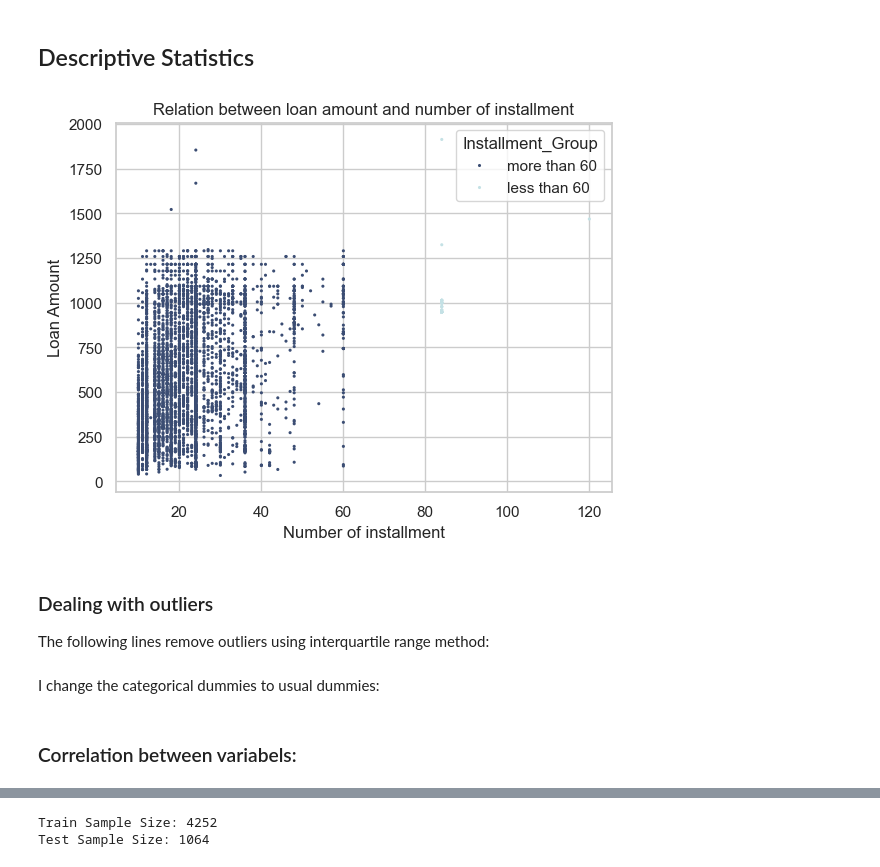
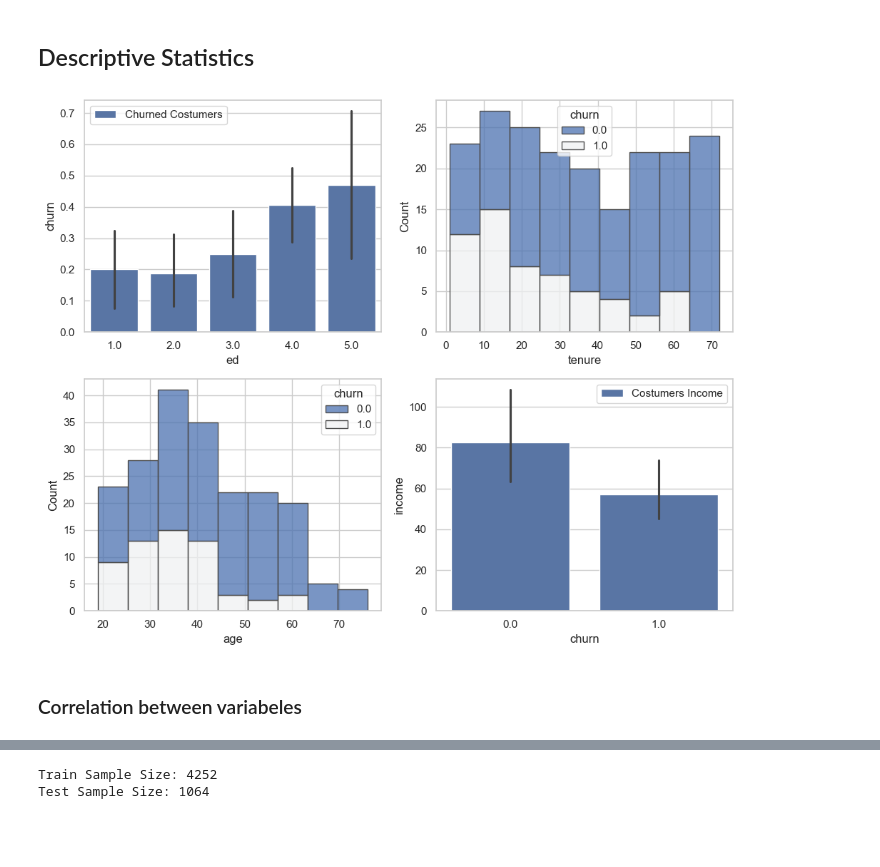
Before and after one commit to rtava/MLProject, a Jupyter notebook: posts/Logistic_Regrssion/Logistic Regression.ipynb, the cells around one changed output, grey strips where cells are left out. Cells and saved outputs as stored; diff of their text form; code cells hidden in the pictures; blank space fills up the shorter version.

```diff
--- a/posts/Logistic_Regrssion/Logistic Regression.ipynb
+++ b/posts/Logistic_Regrssion/Logistic Regression.ipynb
@@ -50,26 +62,2 @@ The following table provide a description for variables in the data set.
 # %% [markdown]
 ## Descriptive Statistics
-# %%
-import seaborn as sns
-import matplotlib.pyplot as plt
-
-sns.set_theme(style="whitegrid")
-
-df.loc[df['install']>61, 'Installment_Group']="less than 60"
-df.Installment_Group.fillna("more than 60", inplace=True)
-
-
-plot = sns.scatterplot(x="install", y="amount",
-                s=5, palette="ch:r=-.2,d=.3_r",
-                sizes=(1, 8), linewidth=0, hue="Installment_Group",
-                data=df);
-plot.set_xlabel("Number of installment")
-plot.set_ylabel("Loan Amount")
-plot.set_title("Relation between loan amount and number of installment")
-
-plt.show();
-# %% [output]
-[figure, removed]
-# %% [markdown]
-### Dealing with outliers
-The following lines remove outliers using interquartile range method:
@@ -102,2 +63,0 @@ df_new.drop(columns=['out'], inplace=True)
-# %% [markdown]
-I change the categorical dummies to usual dummies:
@@ -112,3 +64,31 @@ for column in ['wneg_2y_0.0',
+# %%
+import seaborn as sns
+import matplotlib.pyplot as plt
+
+sns.set_theme(style="whitegrid")
+
+fig, axes = plt.subplots(nrows=2, ncols=2, figsize=(10, 8))
+ax1, ax2, ax3, ax4 = axes.flatten()
+
+sns.barplot(data=df, x="ed", y="churn",
+            label="Churned Costumers",
+            color="b", ax=ax1)
+
+sns.histplot(data=df, x='tenure', hue='churn',
+             color="b", palette="light:b_r",
+             multiple="stack" ,edgecolor=".3", ax=ax2)
+
+sns.histplot(data=df, x='age', hue='churn',
+             color="b", palette="light:b_r",
+             multiple="stack",edgecolor=".3", ax=ax3)
+
+sns.barplot(data=df,x="churn", y="income",
+            label="Costumers Income", color="b", ax=ax4)
+
+plt.tight_layout()
+plt.show();
+# %% [output]
+[figure, added]
 # %% [markdown]
-### Correlation between variabels:
+### Correlation between variabeles
 # %%
```
Also changed, not shown: parts of 19 cells of this notebook, 15 other files.
